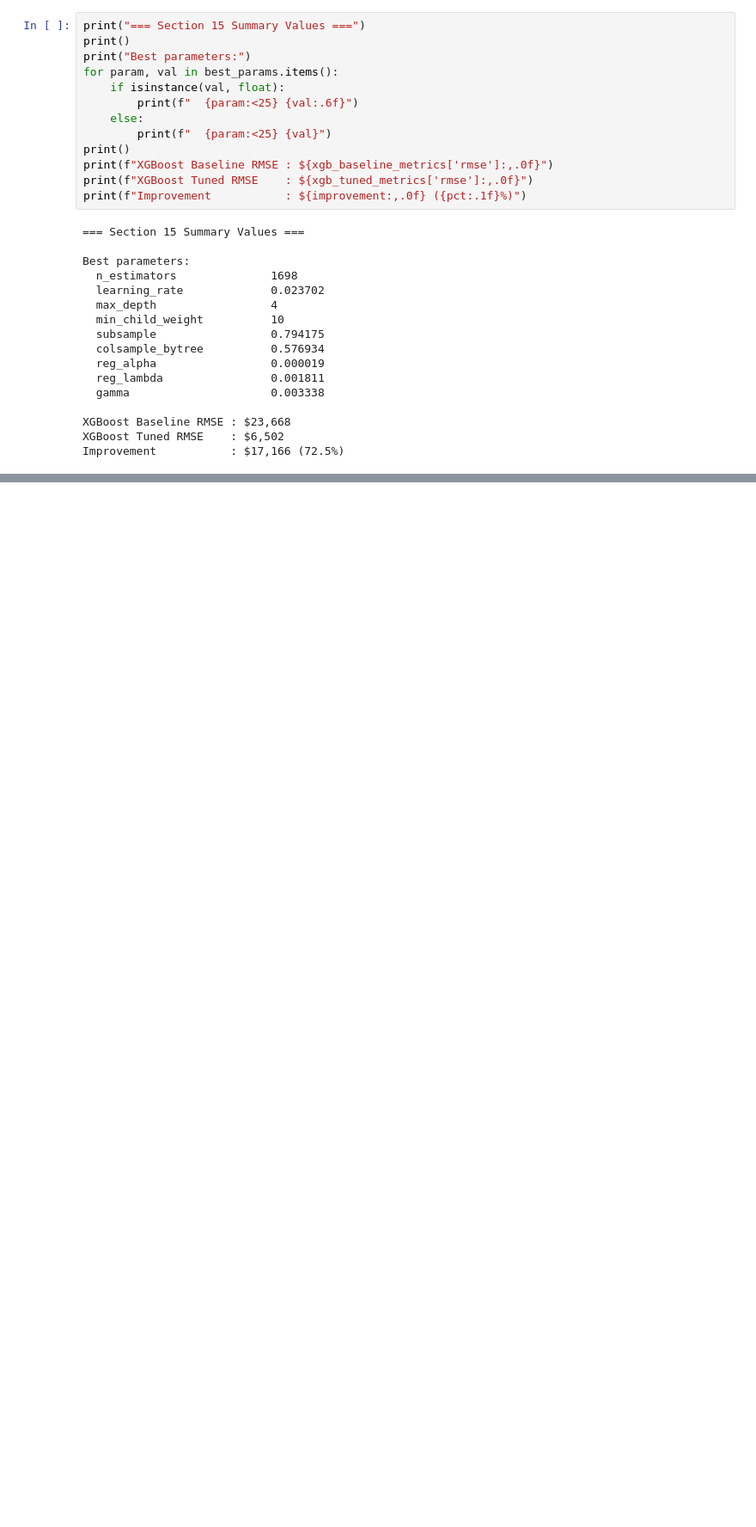
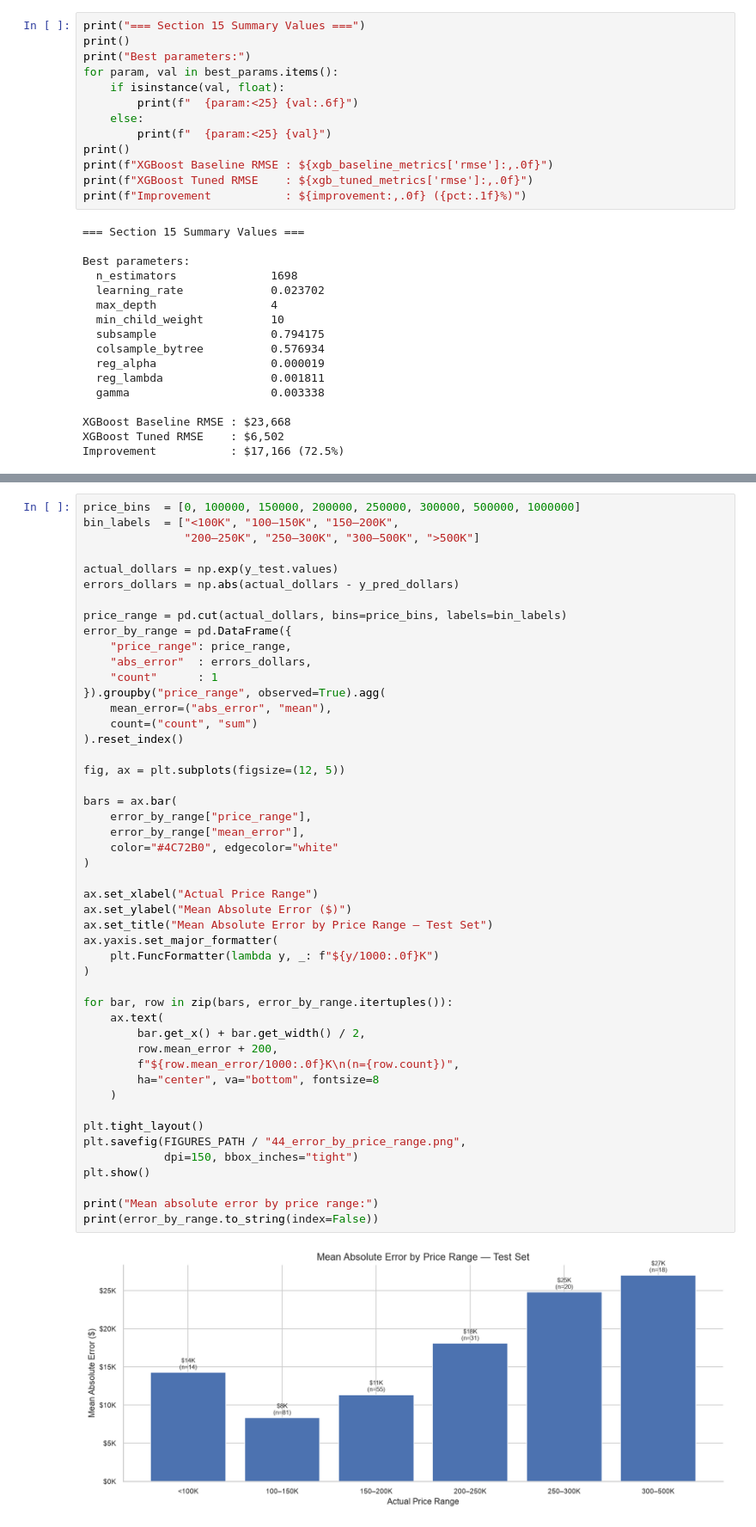
Before and after one commit to Kaarthiraghav/pricewise, a Jupyter notebook: notebooks/03_modelling.ipynb, the cells around one changed output, grey strips where cells are left out. Shown at 86% size. Cells and saved outputs as stored; diff of their text form; blank space fills up the shorter version.

```diff
--- a/notebooks/03_modelling.ipynb
+++ b/notebooks/03_modelling.ipynb
@@ -3145,0 +3302,50 @@ Improvement           : $17,166 (72.5%)
+# %%
+price_bins  = [0, 100000, 150000, 200000, 250000, 300000, 500000, 1000000]
+bin_labels  = ["<100K", "100–150K", "150–200K",
+               "200–250K", "250–300K", "300–500K", ">500K"]
+
+actual_dollars = np.exp(y_test.values)
+errors_dollars = np.abs(actual_dollars - y_pred_dollars)
+
+price_range = pd.cut(actual_dollars, bins=price_bins, labels=bin_labels)
+error_by_range = pd.DataFrame({
+    "price_range": price_range,
+    "abs_error"  : errors_dollars,
+    "count"      : 1
+}).groupby("price_range", observed=True).agg(
+    mean_error=("abs_error", "mean"),
+    count=("count", "sum")
+).reset_index()
+
+fig, ax = plt.subplots(figsize=(12, 5))
+
+bars = ax.bar(
+    error_by_range["price_range"],
+    error_by_range["mean_error"],
+    color="#4C72B0", edgecolor="white"
+)
+
+ax.set_xlabel("Actual Price Range")
+ax.set_ylabel("Mean Absolute Error ($)")
+ax.set_title("Mean Absolute Error by Price Range — Test Set")
+ax.yaxis.set_major_formatter(
+    plt.FuncFormatter(lambda y, _: f"${y/1000:.0f}K")
+)
+
+for bar, row in zip(bars, error_by_range.itertuples()):
+    ax.text(
+        bar.get_x() + bar.get_width() / 2,
+        row.mean_error + 200,
+        f"${row.mean_error/1000:.0f}K\n(n={row.count})",
+        ha="center", va="bottom", fontsize=8
+    )
+
+plt.tight_layout()
+plt.savefig(FIGURES_PATH / "44_error_by_price_range.png",
+            dpi=150, bbox_inches="tight")
+plt.show()
+
+print("Mean absolute error by price range:")
+print(error_by_range.to_string(index=False))
+# %% [output]
+[figure, added]
```
Also changed, not shown: parts of 17 cells of this notebook, 5 other files.
